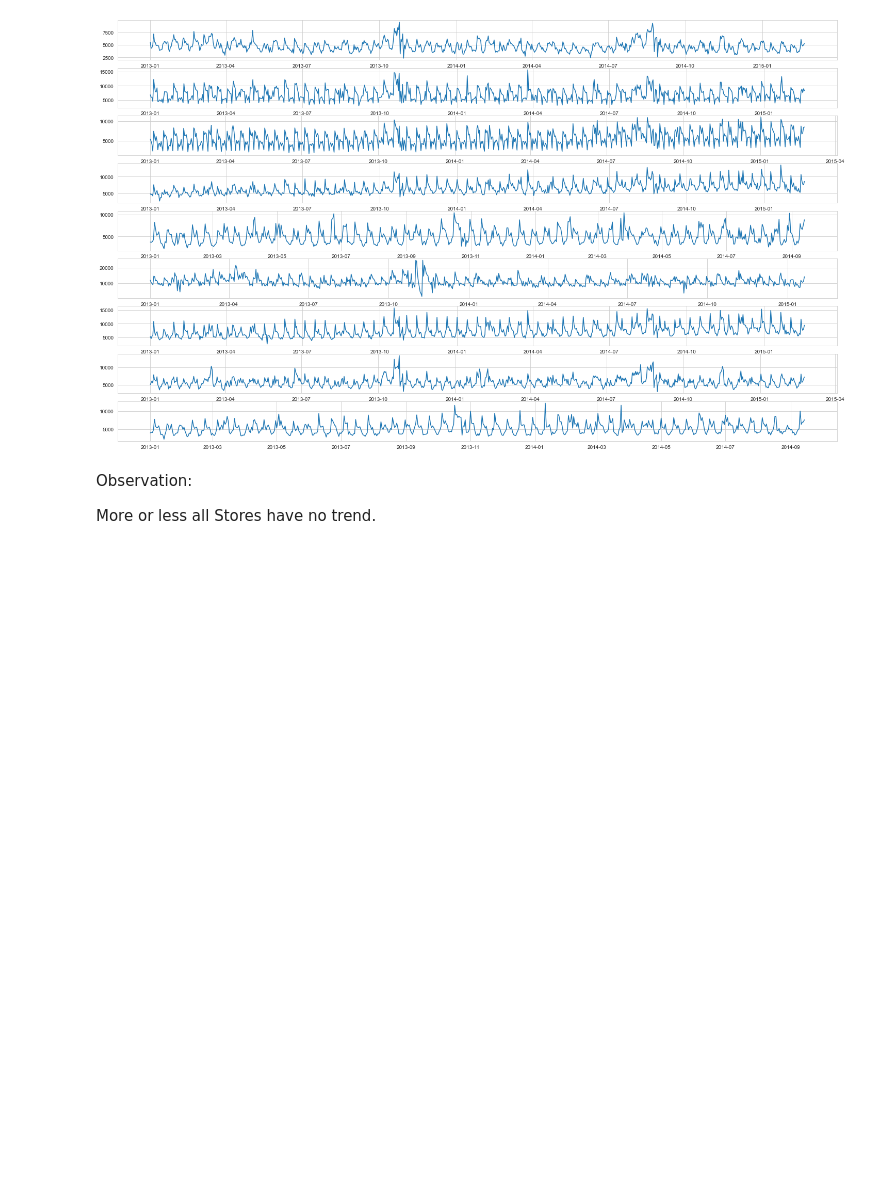
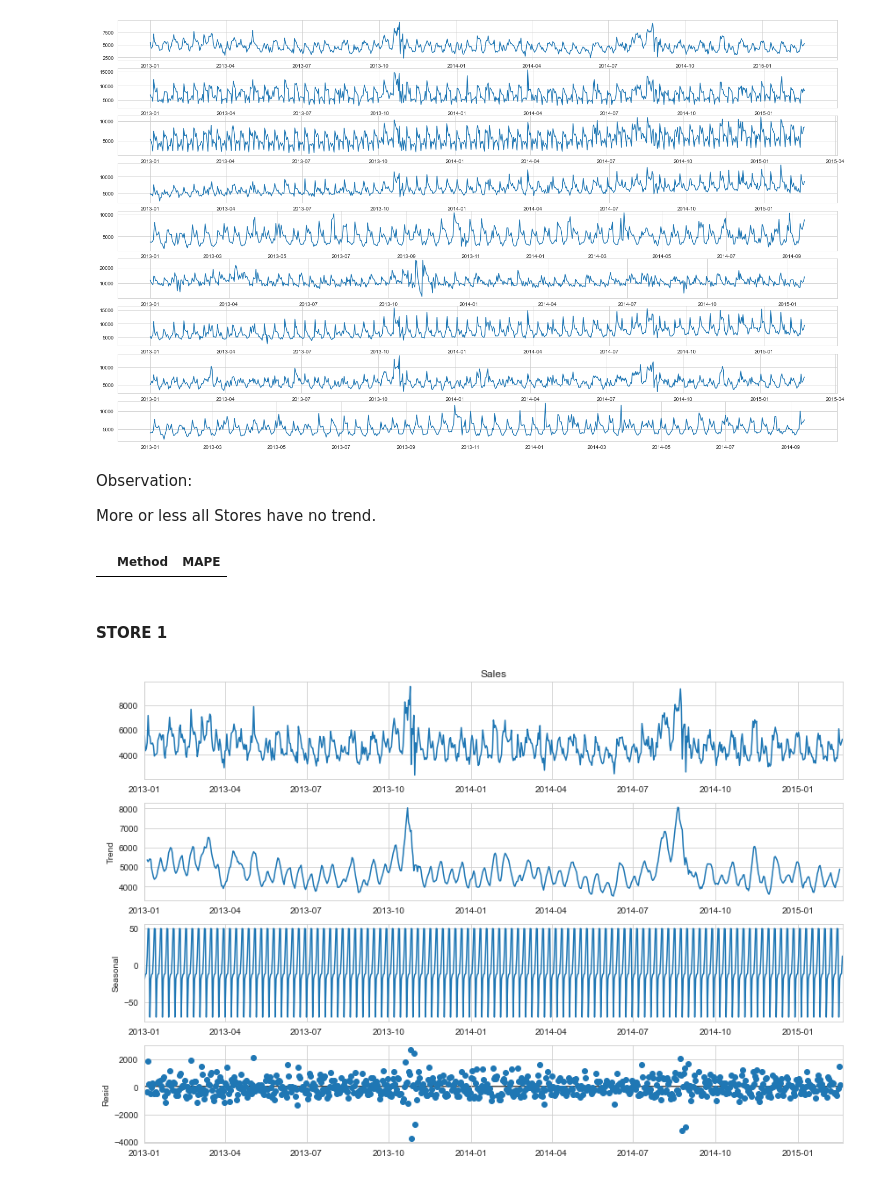
Before and after one commit to sharmijagan/SalesForecasting, a Jupyter notebook: Salesforecast.ipynb, the cells around one changed output. Cells and saved outputs as stored; diff of their text form; code cells hidden in the pictures; blank space fills up the shorter version.

```diff
--- a/Salesforecast.ipynb
+++ b/Salesforecast.ipynb
@@ -409,0 +420,19 @@ More or less all Stores have no trend.
+# %%
+# A common result dataframe for all models.
+
+results = pd.DataFrame({'Method':[], 'MAPE': []})
+results
+# %% [output]
+|  | Method | MAPE |
+# %% [markdown]
+#### STORE 1
+# %%
+#Decomposition of time series data
+from pylab import rcParams
+import statsmodels.api as sm
+rcParams['figure.figsize']  =12,8
+decomposition = sm.tsa.seasonal_decompose(store_ts[0]['Sales'],model = 'additive')
+fig = decomposition.plot()
+plt.show()
+# %% [output]
+[figure, added]
```
Also changed, not shown: parts of 27 cells of this notebook.
